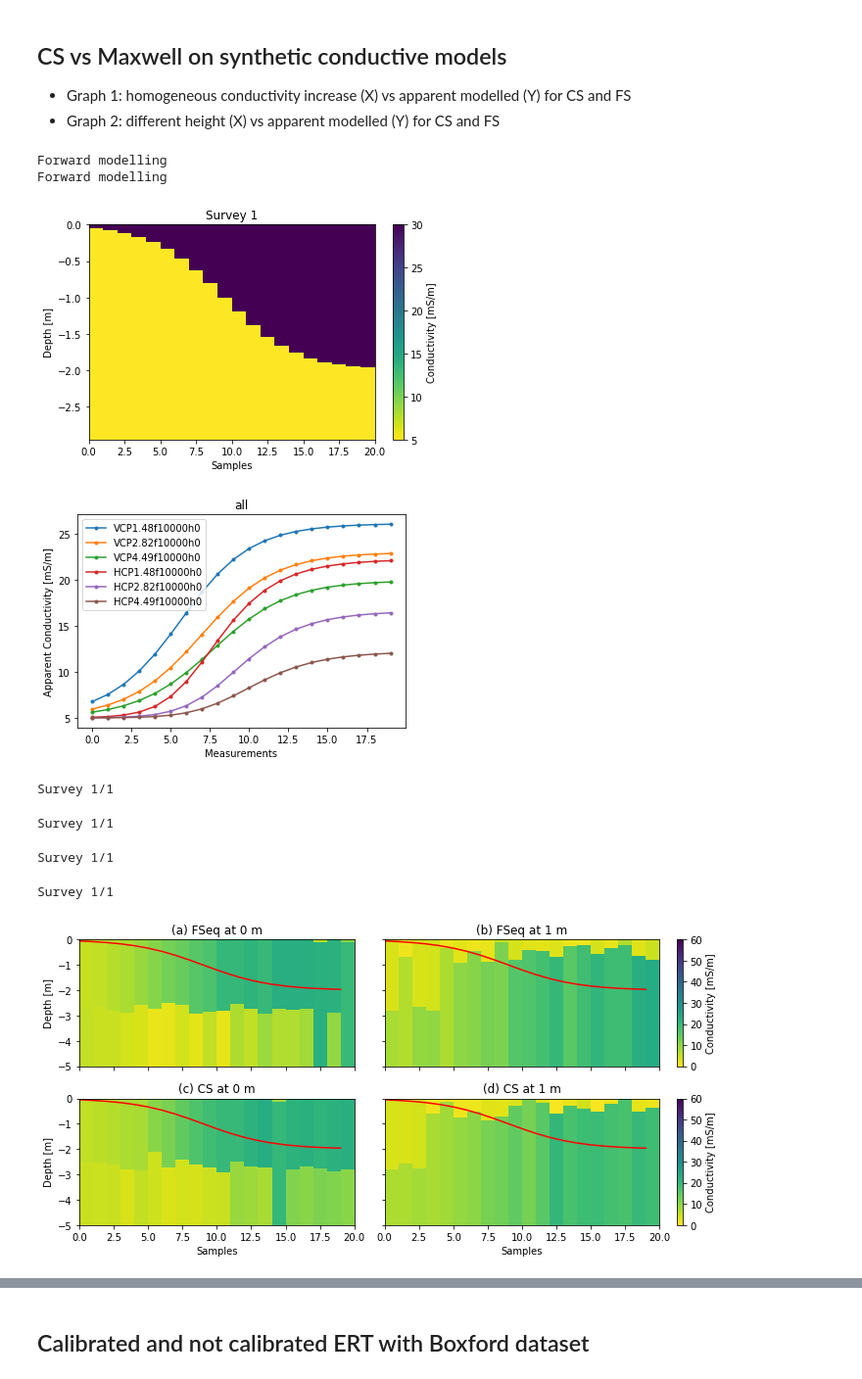
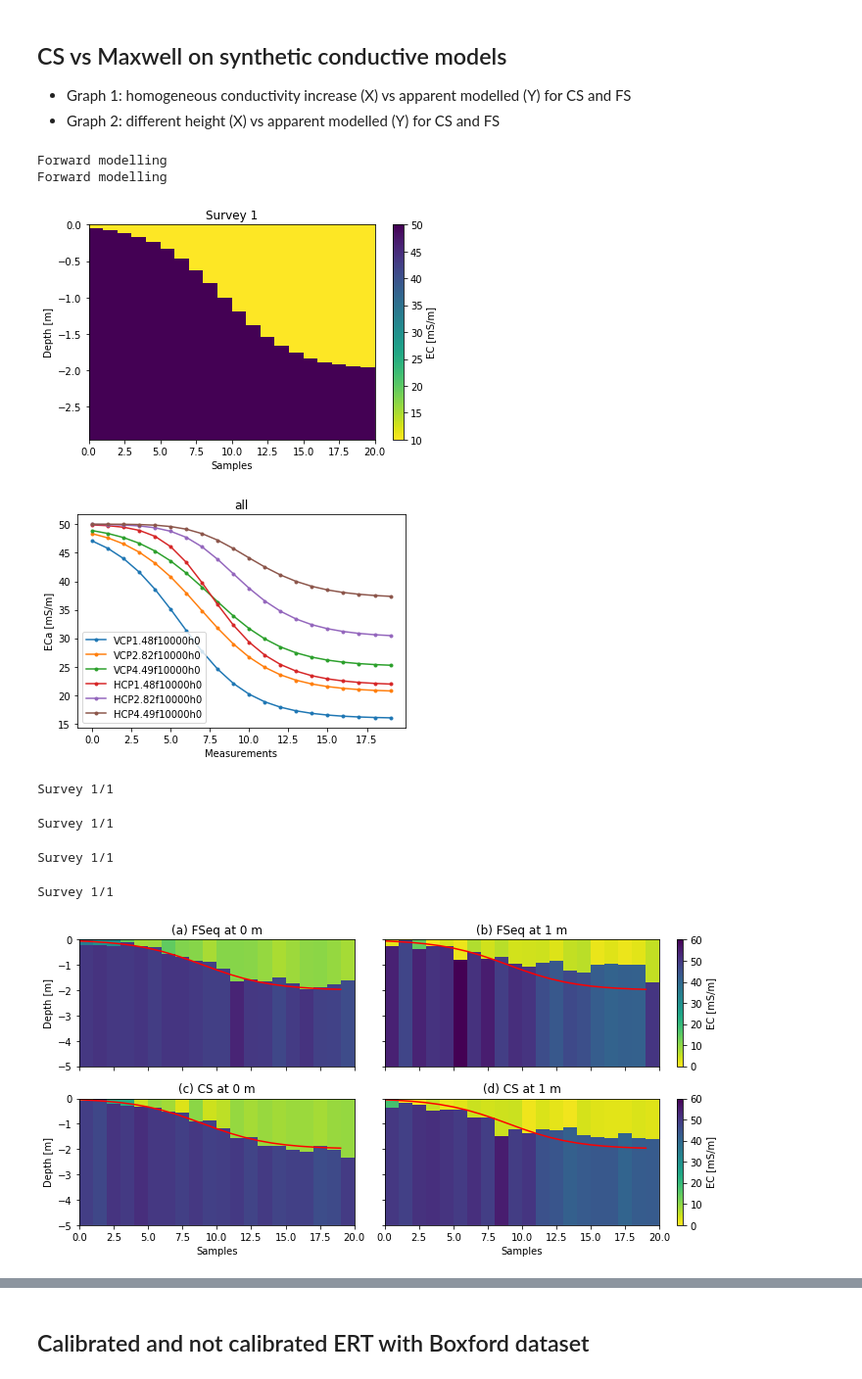
Before and after one commit to hkexgroup/emagpy, a Jupyter notebook: src/em-paper.ipynb, the cells around one changed output, grey strips where cells are left out. Shown at 98% size. Drawn from its saved outputs; the diff is of its cells as text; code cells hidden in the pictures.

```diff
--- a/src/em-paper.ipynb
+++ b/src/em-paper.ipynb
@@ -98,7 +98,7 @@ fig.savefig(outputdir + 'cs-maxwell.jpg', dpi=500)
 # parameters for the synthetic model
 nlayer = 2
 npos = 20 # number of positions/sampling location
-conds = np.ones((npos, nlayer))*[30, 5]
+conds = np.ones((npos, nlayer))*[10, 50]
 x = np.linspace(0.1, 2, npos)[:,None]
 depths = 0 + 2/(1+np.exp(-4*(x-1)))
 
@@ -122,8 +122,8 @@ k0.show()
 # %% [output]
 Forward modelling
 Forward modelling
-[figure, old version]
+[figure, new version]
-[figure, old version]
+[figure, new version]
 # %%
 # set initial model for inversion
 k0.setInit(depths0=[0.5], fixedDepths=[False])
@@ -134,40 +134,40 @@ fig, axs = plt.subplots(2, 2, figsize=(10, 5), sharex=True, sharey=True)
 axs = axs.flatten()
 
 ax = axs[0] # FS at 0 m
-k0.invert(forwardModel='FSeq', method='ROPE', bnds=[(0.01, 3), (0, 80), (0, 80)], rep=1000, njobs=-1)
+k0.invert(forwardModel='FSeq', method='ROPE', bnds=[(0.01, 3), (0, 80), (0, 80)], rep=1000, regularization='l1', njobs=-1)
 k0.showResults(ax=ax, vmin=0, vmax=60, maxDepth=5)
 ax.plot(-depths, 'r-')
 fig.axes[-1].remove() # remove colorbar
 ax.set_xlabel('')
 ax.set_title('(a) FSeq at 0 m')
 
 ax = axs[1] # FS at 1 m
-k1.invert(forwardModel='FSeq', method='ROPE', bnds=[(0.01, 3), (0, 80), (0, 80)], rep=1000, njobs=-1)
+k1.invert(forwardModel='FSeq', method='ROPE', bnds=[(0.01, 3), (0, 80), (0, 80)], rep=1000, regularization='l1', njobs=-1)
 k1.showResults(ax=ax, vmin=0, vmax=60, maxDepth=5)
 ax.plot(-depths, 'r-')
 ax.set_ylabel('')
 ax.set_xlabel('')
 ax.set_title('(b) FSeq at 1 m')
 
 ax = axs[2] # CS at 0 m
-k0.invert(forwardModel='CS', method='ROPE', bnds=[(0.01, 3), (0, 80), (0, 80)], rep=1000, njobs=-1)
+k0.invert(forwardModel='CS', method='ROPE', bnds=[(0.01, 3), (0, 80), (0, 80)], rep=1000, regularization='l1', njobs=-1)
 k0.showResults(ax=ax, vmin=0, vmax=60, maxDepth=5)
 ax.plot(-depths, 'r-')
 fig.axes[-1].remove() # remove colorbar
 ax.set_title('(c) CS at 0 m')
 
 ax = axs[3] # CS at 1 m
-k1.invert(forwardModel='CS', method='ROPE', bnds=[(0.01, 3), (0, 80), (0, 80)], rep=1000, njobs=-1)
+k1.invert(forwardModel='CS', method='ROPE', bnds=[(0.01, 3), (0, 80), (0, 80)], rep=1000, regularization='l1', njobs=-1)
 k1.showResults(ax=ax, vmin=0, vmax=60, maxDepth=5)
 ax.plot(-depths, 'r-')
 ax.set_ylabel('')
 ax.set_title('(d) CS at 1 m')
 
 fig.tight_layout()
 fig.savefig(outputdir + 'cs-maxwell-inv.jpg', dpi=500)
 # %% [output]
 Survey 1/1
 Survey 1/1
 Survey 1/1
 Survey 1/1
-[figure, old version]
+[figure, new version]
```
Also changed, not shown: parts of 32 cells of this notebook.
